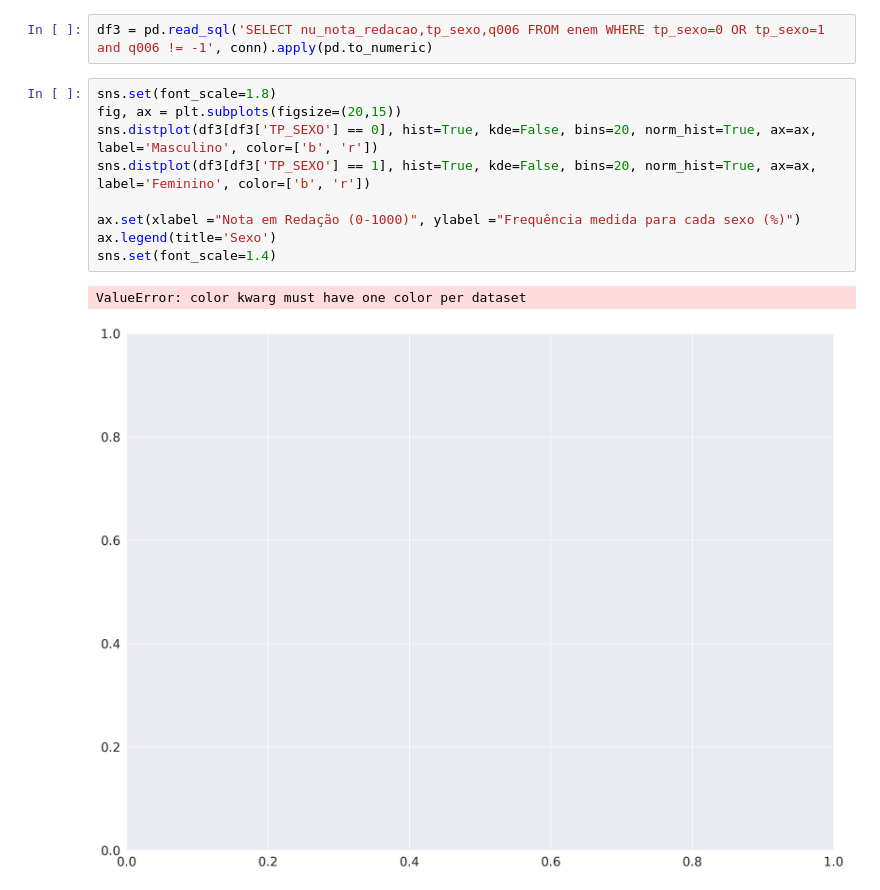
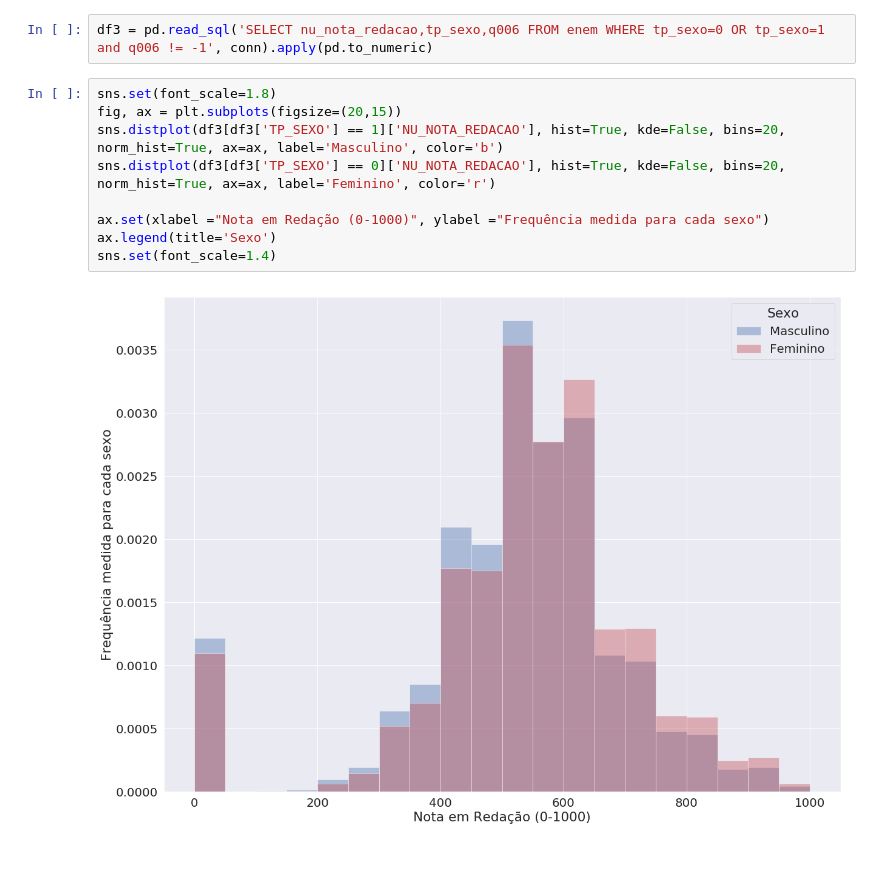
Before and after one commit to tiagodalloca/enem-data-analysis, a Jupyter notebook: enem2017/Visualization#2.ipynb, the cells around one changed output. Saved outputs shown, nothing was run; the diff lists cells and outputs as text; blank space fills up the shorter version.

Commit message:
Updated plots and fixed sex type indexes

```diff
--- a/enem2017/Visualization#2.ipynb
+++ b/enem2017/Visualization#2.ipynb
@@ -231,15 +231,14 @@ df3 = pd.read_sql('SELECT nu_nota_redacao,tp_sexo,q006 FROM enem WHERE tp_sexo=0
 # %%
 sns.set(font_scale=1.8)
 fig, ax = plt.subplots(figsize=(20,15))
-sns.distplot(df3[df3['TP_SEXO'] == 0], hist=True, kde=False, bins=20, norm_hist=True, ax=ax, label='Masculino', color=['b', 'r'])
-sns.distplot(df3[df3['TP_SEXO'] == 1], hist=True, kde=False, bins=20, norm_hist=True, ax=ax, label='Feminino', color=['b', 'r'])
+sns.distplot(df3[df3['TP_SEXO'] == 1]['NU_NOTA_REDACAO'], hist=True, kde=False, bins=20, norm_hist=True, ax=ax, label='Masculino', color='b')
+sns.distplot(df3[df3['TP_SEXO'] == 0]['NU_NOTA_REDACAO'], hist=True, kde=False, bins=20, norm_hist=True, ax=ax, label='Feminino', color='r')
 
-ax.set(xlabel ="Nota em Redação (0-1000)", ylabel ="Frequência medida para cada sexo (%)")
+ax.set(xlabel ="Nota em Redação (0-1000)", ylabel ="Frequência medida para cada sexo")
 ax.legend(title='Sexo')
 sns.set(font_scale=1.4)
 # %% [output]
-ValueError: color kwarg must have one color per dataset
-[figure, old version]
+[figure, new version]
 # %%
 fig, ax = plt.subplots(figsize=(25,7))
 sns.set(font_scale=1.2)
```
Also changed, not shown: parts of 4 cells of this notebook.
